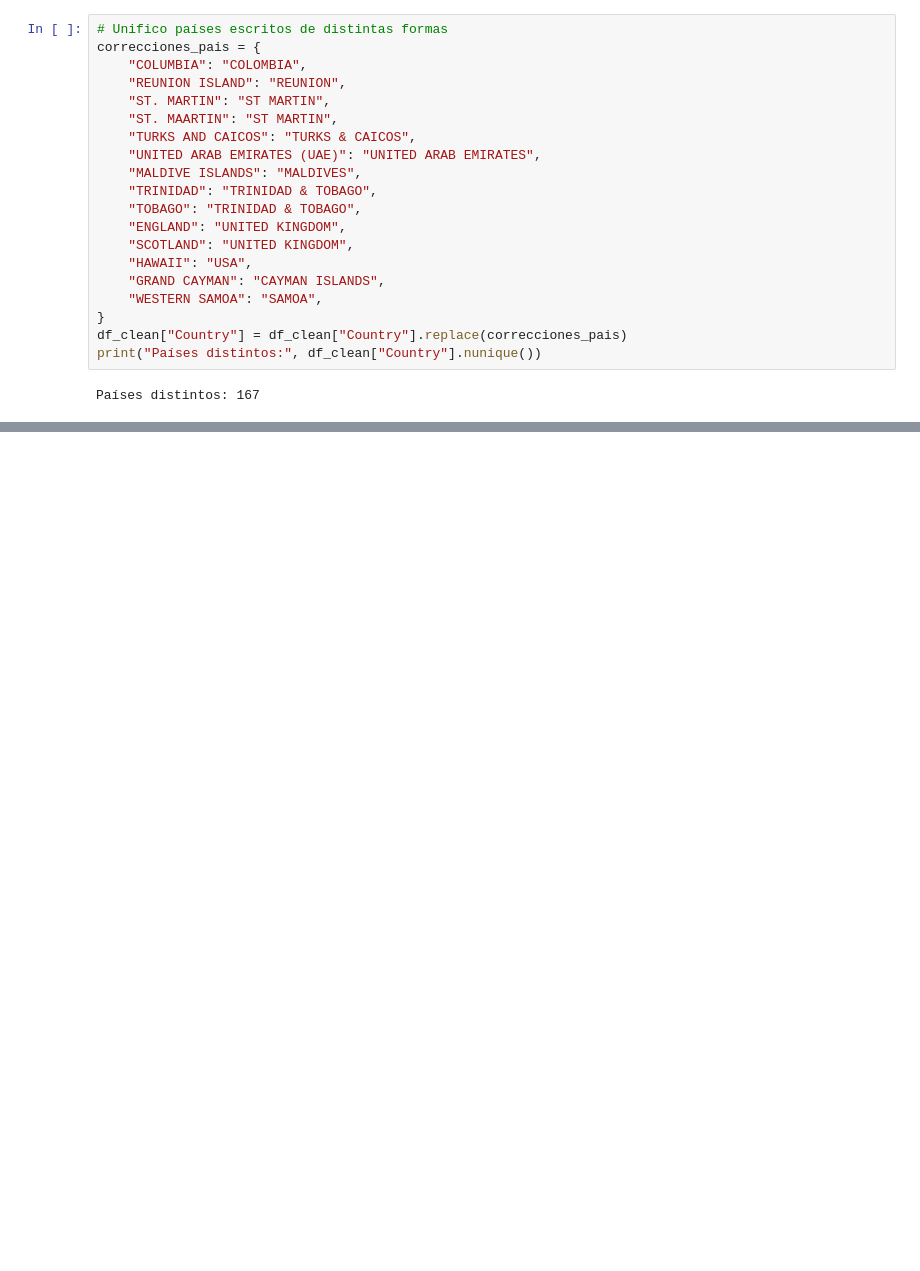
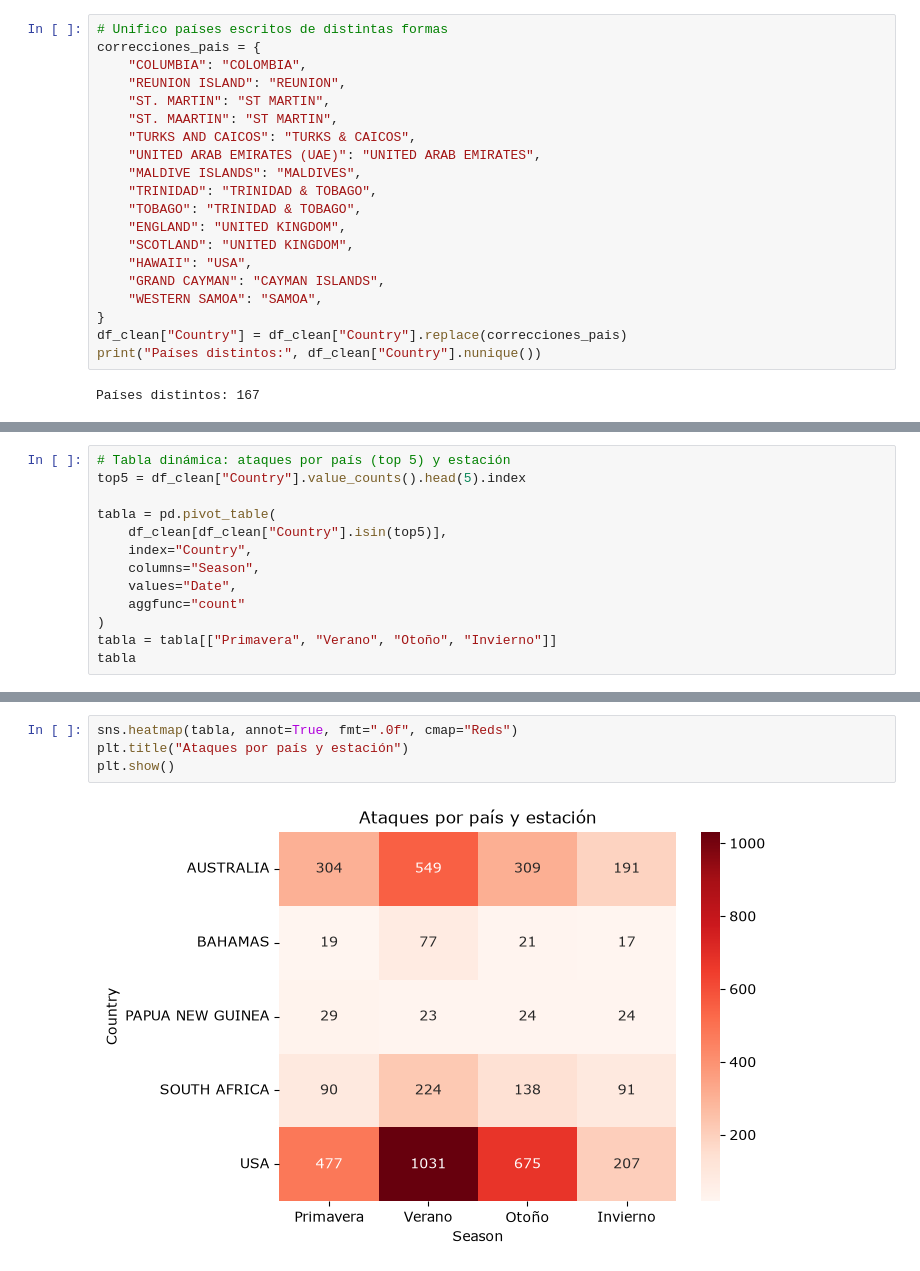
Before and after one commit to agencia-zyntria/Yaja-ensurance-S.L., a Jupyter notebook: limpieza_juan.ipynb, the cells around one changed output, grey strips where cells are left out. Cells and saved outputs as stored; diff of their text form; blank space fills up the shorter version.

```diff
--- a/limpieza_juan.ipynb
+++ b/limpieza_juan.ipynb
@@ -251,0 +348,13 @@ Name: count, dtype: int64
+# %%
+# Tabla dinámica: ataques por país (top 5) y estación
+top5 = df_clean["Country"].value_counts().head(5).index
+
+tabla = pd.pivot_table(
+    df_clean[df_clean["Country"].isin(top5)],
+    index="Country",
+    columns="Season",
+    values="Date",
+    aggfunc="count"
+)
+tabla = tabla[["Primavera", "Verano", "Otoño", "Invierno"]]
+tabla
@@ -251,0 +369,6 @@ Name: count, dtype: int64
+# %%
+sns.heatmap(tabla, annot=True, fmt=".0f", cmap="Reds")
+plt.title("Ataques por país y estación")
+plt.show()
+# %% [output]
+[figure, added]
```
Also changed, not shown: parts of 17 cells of this notebook.
